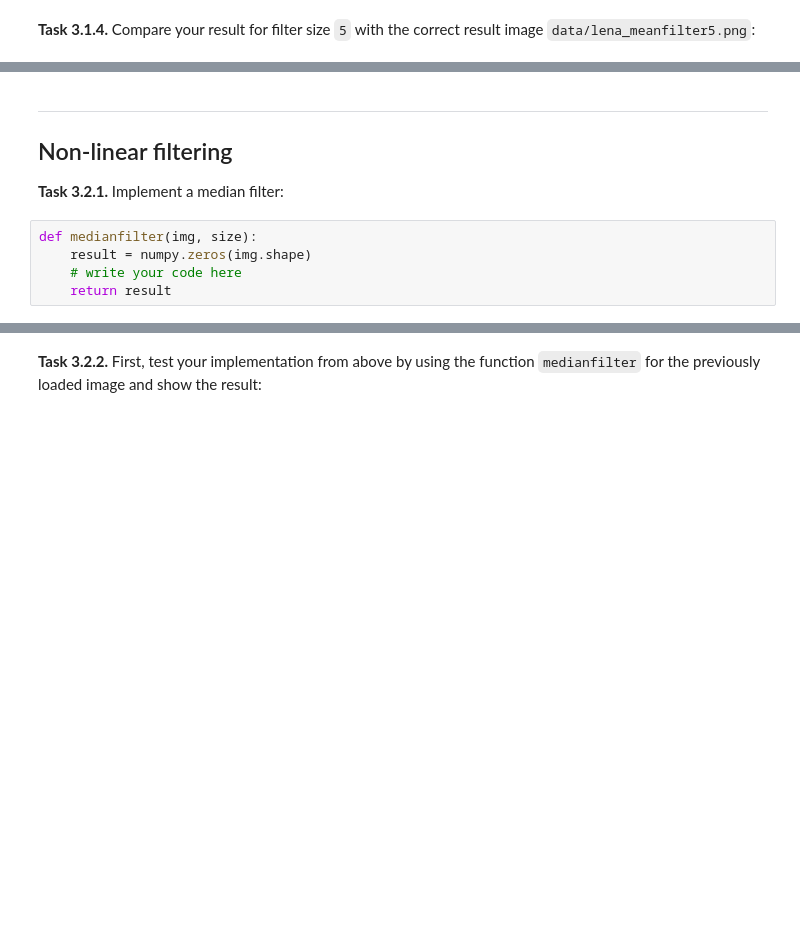
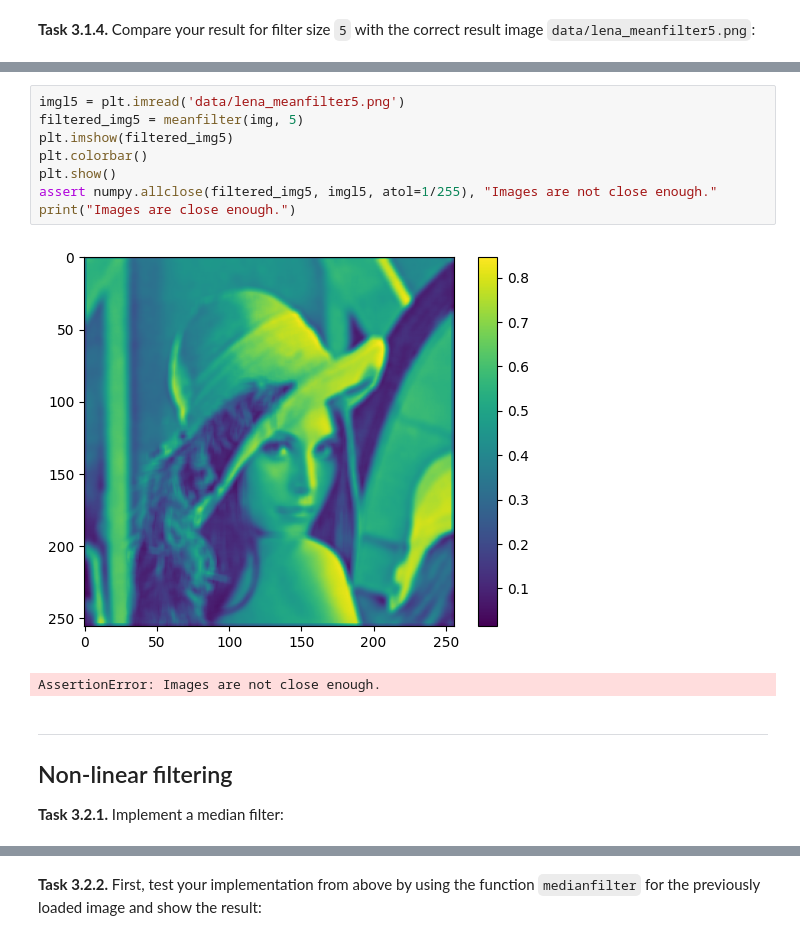
Before and after one commit to PaulaKraemer/mobi-fs3-python, a Jupyter notebook: task3.ipynb, the cells around one changed output, grey strips where cells are left out. Saved outputs shown, nothing was run; the diff lists cells and outputs as text; blank space fills up the shorter version.

```diff
--- a/task3.ipynb
+++ b/task3.ipynb
@@ -36,11 +53,17 @@ def meanfilter(img, size):
+# %%
+imgl5 = plt.imread('data/lena_meanfilter5.png')
+filtered_img5 = meanfilter(img, 5)
+plt.imshow(filtered_img5)
+plt.colorbar()
+plt.show()
+assert numpy.allclose(filtered_img5, imgl5, atol=1/255), "Images are not close enough."
+print("Images are close enough.")
+# %% [output]
+[figure, added]
+AssertionError: Images are not close enough.
 # %% [markdown]
 ---
 
 ## Non-linear filtering
 
 **<a id="#">Task 3.2.1.</a>** Implement a median filter:
-# %%
-def medianfilter(img, size):
-    result = numpy.zeros(img.shape)
-    # write your code here
-    return result
```
Also changed, not shown: parts of 8 cells of this notebook.
